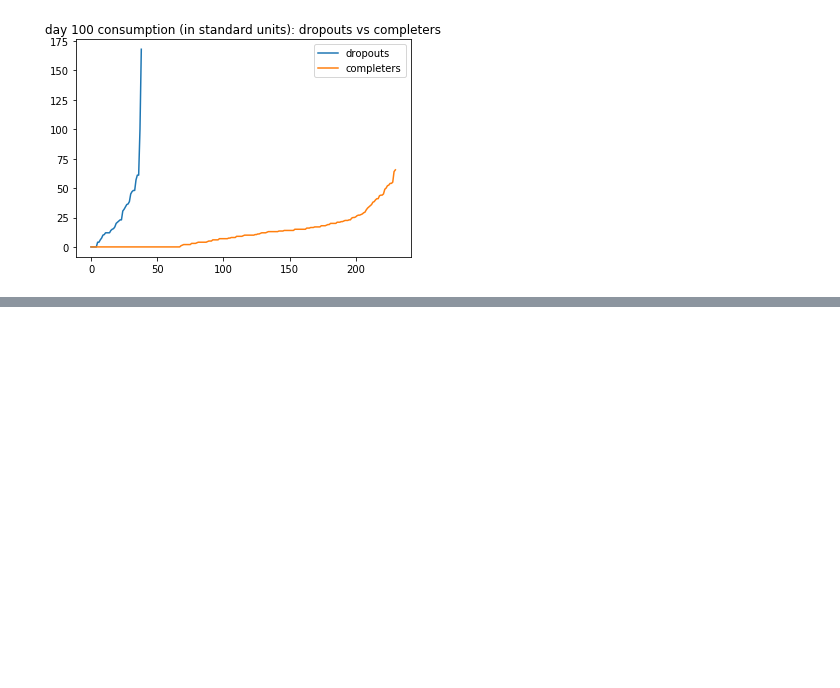
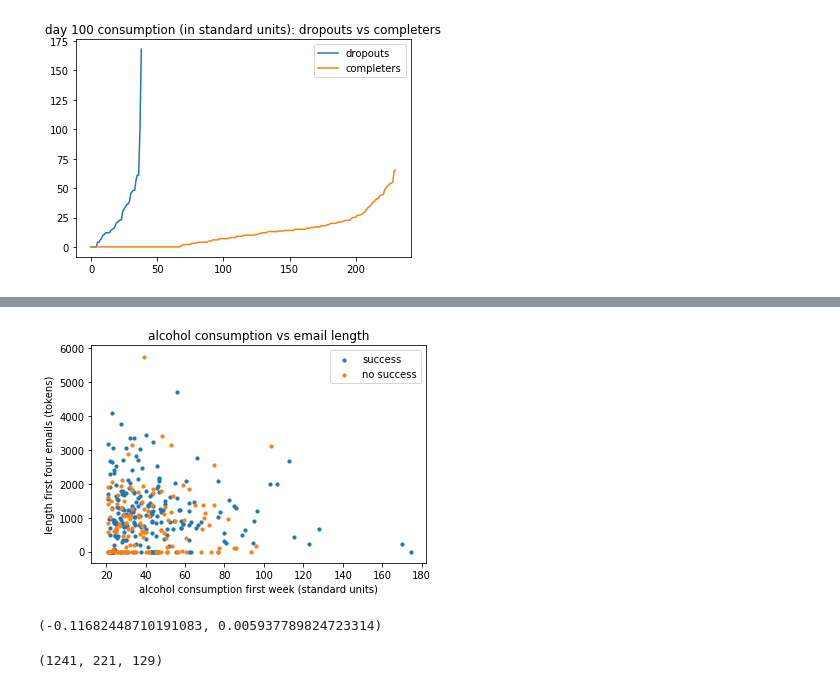
Before and after one commit to e-mental-health/orange-hackathon, a Jupyter notebook: orangehackathon/jupyter/diaries.ipynb, the cells around one changed output, grey strips where cells are left out. Saved outputs shown, nothing was run; the diff lists cells and outputs as text; code cells hidden in the pictures; blank space fills up the shorter version.

Commit message:
alternative success criterium

```diff
--- a/orangehackathon/jupyter/diaries.ipynb
+++ b/orangehackathon/jupyter/diaries.ipynb
@@ -249,0 +282,53 @@ plt.show()
+# %%
+THRESHOLD = 3.0
+WEEKLENGTH = 7
+FIRSTWEEK = WEEKLENGTH-1
+SUCCESS = "success"
+WEEK1 = "firstweek"
+FRACTION = "fraction"
+
+success = {}
+for clientId in weekData:
+    if FIRSTWEEK in weekData[clientId] and weekData[clientId][FIRSTWEEK] >= WEEKLENGTH*THRESHOLD:
+        positiveResult = False
+        previouslySeen = 0
+        lastSeen = -2
+        lowestFraction = 1.0
+        for i in weekData[clientId].keys():
+            if i-1 == lastSeen:
+                previouslySeen += 1
+                while previouslySeen > WEEKLEN: previouslySeen -= 1
+            else:
+                previouslySeen = 1
+            if weekData[clientId][i] <= 0.1*weekData[clientId][FIRSTWEEK]:
+                positiveResult = True
+            if weekData[clientId][i]/weekData[clientId][FIRSTWEEK] < lowestFraction:
+                lowestFraction = weekData[clientId][i]/weekData[clientId][FIRSTWEEK]
+            lastSeen = i
+        success[clientId] = {SUCCESS:positiveResult,WEEK1:weekData[clientId][FIRSTWEEK],FRACTION:lowestFraction}
+# %%
+textLengths = pd.read_csv("text-lengths.csv",index_col="id").to_dict()["value"]
+# %%
+x1 = [success[c][WEEK1] for c in success if success[c][SUCCESS] and c in textLengths.keys()]
+y1 = [textLengths[c] for c in success if success[c][SUCCESS] and c in textLengths.keys()]
+z1 = [success[c][FRACTION] for c in success if success[c][SUCCESS] and c in textLengths.keys()]
+plt.scatter(x1,y1,label=SUCCESS,s=10)
+x2 = [success[c][WEEK1] for c in success if not success[c][SUCCESS] and c in textLengths.keys()]
+y2 = [textLengths[c] for c in success if not success[c][SUCCESS] and c in textLengths.keys()]
+z2 = [success[c][FRACTION] for c in success if not success[c][SUCCESS] and c in textLengths.keys()]
+plt.scatter(x2,y2,label="no "+SUCCESS,s=10)
+plt.legend()
+plt.xlabel("alcohol consumption first week (standard units)")
+plt.ylabel("length first four emails (tokens)")
+plt.title("alcohol consumption vs email length")
+plt.show()
+# %% [output]
+[figure, added]
+# %%
+np.corrcoef(x1,y1)[1][0],np.corrcoef(x2,y2)[1][0]
+# %% [output]
+(-0.11682448710191083, 0.005937789824723314)
+# %%
+len(weekData),len(x1),len(x2)
+# %% [output]
+(1241, 221, 129)
```
Also changed, not shown: parts of 6 cells of this notebook.
